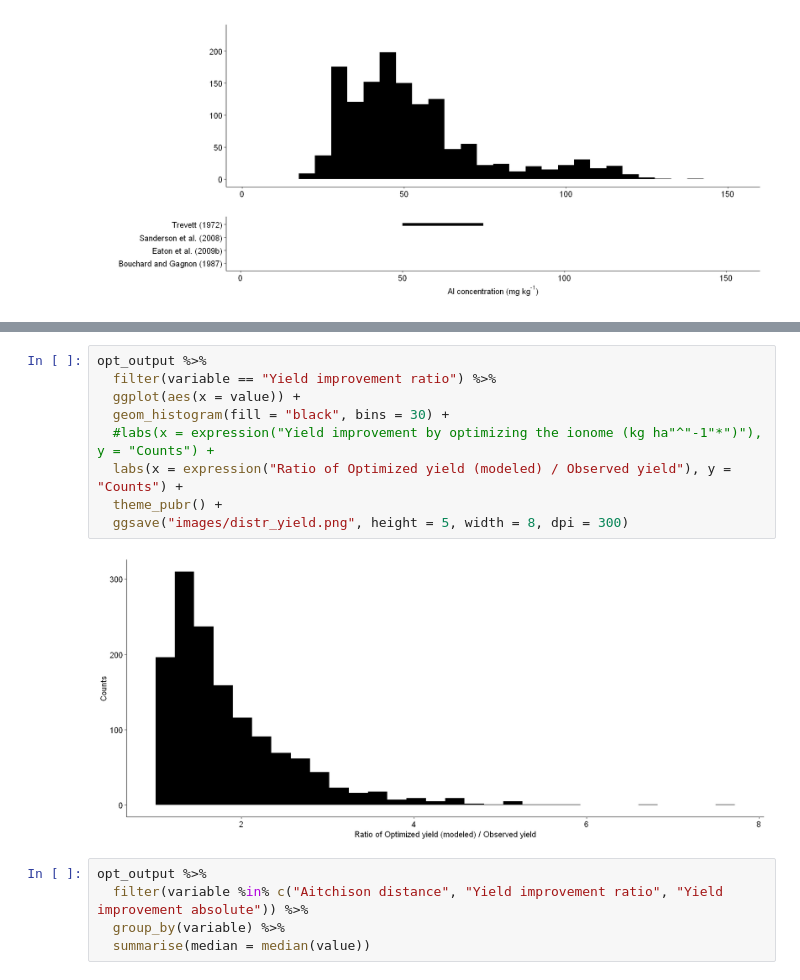
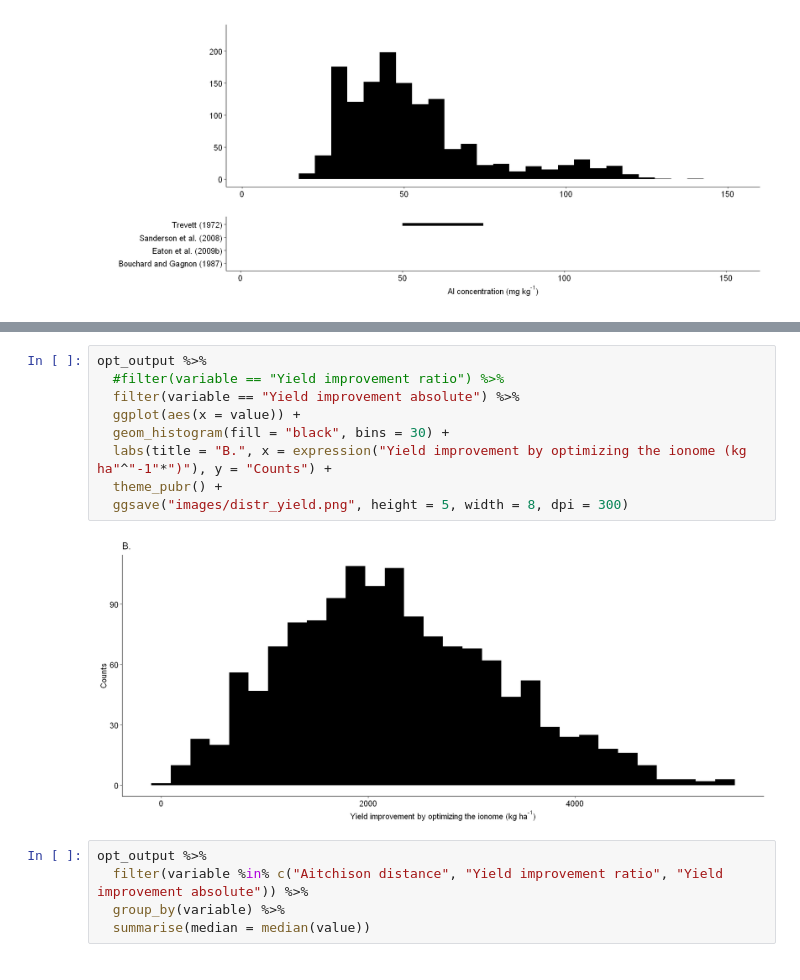
Before and after one commit to essicolo/2020_blueberry-ionomics, a Jupyter notebook: 01_stats.ipynb, the cells around one changed output, grey strips where cells are left out. Cells and saved outputs as stored; diff of their text form.

Commit message:
absolute yield improvement

```diff
--- a/01_stats.ipynb
+++ b/01_stats.ipynb
@@ -1989,14 +1999,14 @@ opt_output %>%
 # %%
 opt_output %>%
-  filter(variable == "Yield improvement ratio") %>%
+  #filter(variable == "Yield improvement ratio") %>%
+  filter(variable == "Yield improvement absolute") %>%
   ggplot(aes(x = value)) +
   geom_histogram(fill = "black", bins = 30) +
-  #labs(x = expression("Yield improvement by optimizing the ionome (kg ha"^"-1"*")"), y = "Counts") +
-  labs(x = expression("Ratio of Optimized yield (modeled) / Observed yield"), y = "Counts") +
+  labs(title = "B.", x = expression("Yield improvement by optimizing the ionome (kg ha"^"-1"*")"), y = "Counts") +
   theme_pubr() +
   ggsave("images/distr_yield.png", height = 5, width = 8, dpi = 300)
 # %% [output]
-[figure, old version]
+[figure, new version]
 # %%
 opt_output %>%
   filter(variable %in% c("Aitchison distance", "Yield improvement ratio", "Yield improvement absolute")) %>%
```
Also changed, not shown: parts of 16 cells of this notebook, 13 other files.
